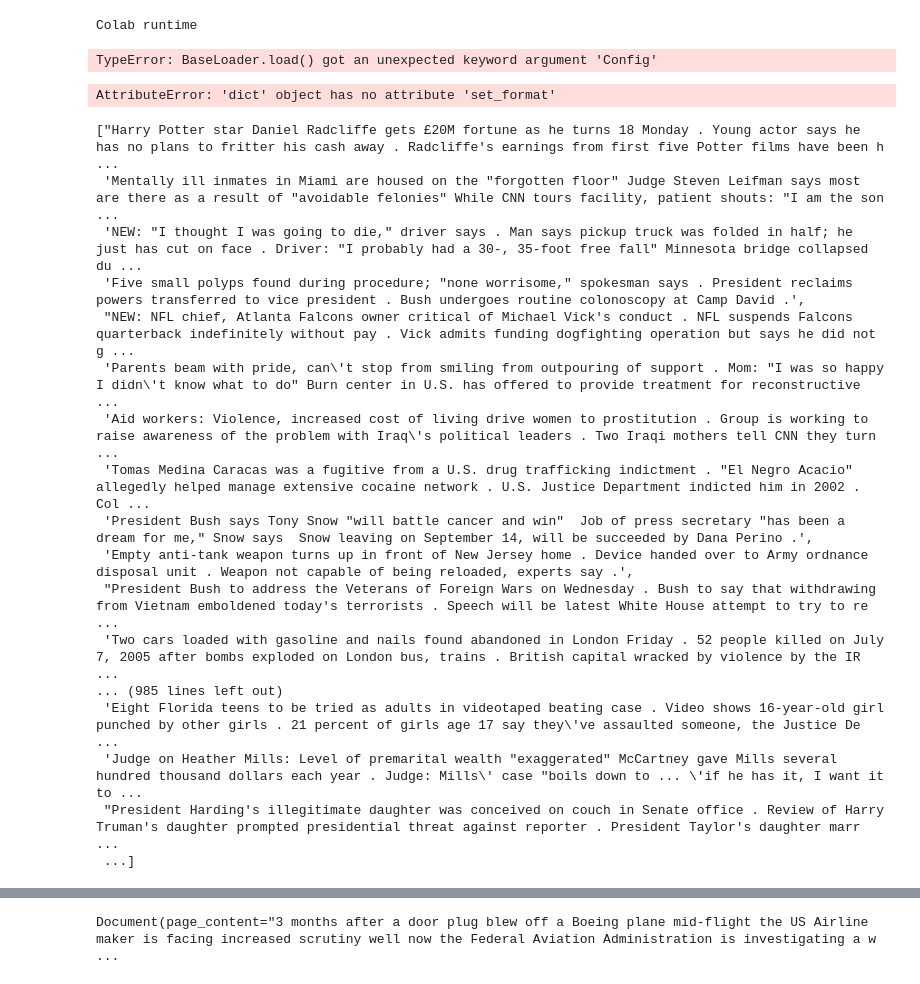
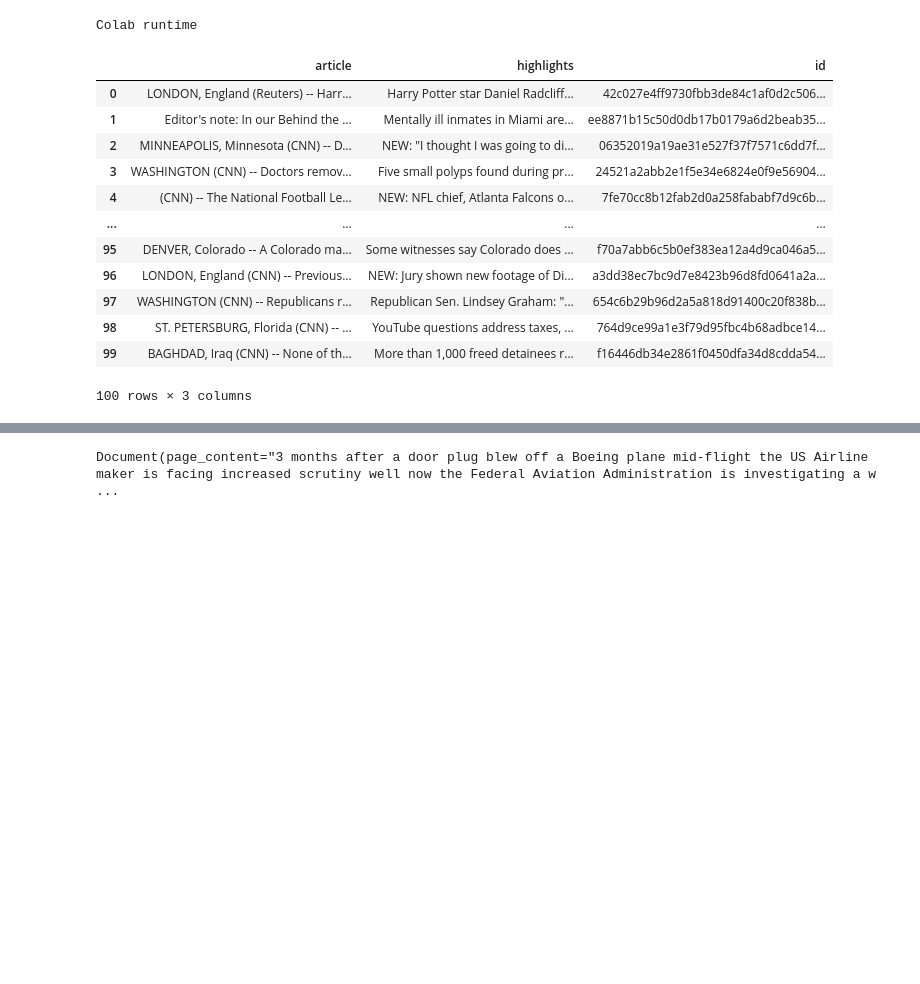
Before and after one commit to gox6/colab-demos, a Jupyter notebook: rags/evaluate-rags-rigorously-or-perish.ipynb, the cells around one changed output, grey strips where cells are left out. Saved outputs shown, nothing was run; the diff lists cells and outputs as text; code cells hidden in the pictures; blank space fills up the shorter version.

```diff
--- a/rags/evaluate-rags-rigorously-or-perish.ipynb
+++ b/rags/evaluate-rags-rigorously-or-perish.ipynb
@@ -55,33 +59,27 @@ dataset = load_dataset("cnn_dailymail", '1.0.0')
-# %%
-from langchain_community.document_loaders.hugging_face_dataset import (
-    HuggingFaceDatasetLoader,
-)
-loader = HuggingFaceDatasetLoader("cnn_dailymail", "article", Config='1.0.0')
-news = loader.load()
-# %% [output]
-TypeError: BaseLoader.load() got an unexpected keyword argument 'Config'
-# %%
-cnn_pd = dataset["train"][0:100]
-cnn_pd.set_format("pandas")
-# %% [output]
-AttributeError: 'dict' object has no attribute 'set_format'
-# %%
-dataset["train"][ "highlights"]
-# %% [output]
-["Harry Potter star Daniel Radcliffe gets £20M fortune as he turns 18 Monday . Young actor says he has no plans to fritter his cash away . Radcliffe's earnings from first five Potter films have been h ...
- 'Mentally ill inmates in Miami are housed on the "forgotten floor" Judge Steven Leifman says most are there as a result of "avoidable felonies" While CNN tours facility, patient shouts: "I am the son ...
- 'NEW: "I thought I was going to die," driver says . Man says pickup truck was folded in half; he just has cut on face . Driver: "I probably had a 30-, 35-foot free fall" Minnesota bridge collapsed du ...
- 'Five small polyps found during procedure; "none worrisome," spokesman says . President reclaims powers transferred to vice president . Bush undergoes routine colonoscopy at Camp David .',
- "NEW: NFL chief, Atlanta Falcons owner critical of Michael Vick's conduct . NFL suspends Falcons quarterback indefinitely without pay . Vick admits funding dogfighting operation but says he did not g ...
- 'Parents beam with pride, can\'t stop from smiling from outpouring of support . Mom: "I was so happy I didn\'t know what to do" Burn center in U.S. has offered to provide treatment for reconstructive ...
- 'Aid workers: Violence, increased cost of living drive women to prostitution . Group is working to raise awareness of the problem with Iraq\'s political leaders . Two Iraqi mothers tell CNN they turn ...
- 'Tomas Medina Caracas was a fugitive from a U.S. drug trafficking indictment . "El Negro Acacio" allegedly helped manage extensive cocaine network . U.S. Justice Department indicted him in 2002 . Col ...
- 'President Bush says Tony Snow "will battle cancer and win"  Job of press secretary "has been a dream for me," Snow says  Snow leaving on September 14, will be succeeded by Dana Perino .',
- 'Empty anti-tank weapon turns up in front of New Jersey home . Device handed over to Army ordnance disposal unit . Weapon not capable of being reloaded, experts say .',
- "President Bush to address the Veterans of Foreign Wars on Wednesday . Bush to say that withdrawing from Vietnam emboldened today's terrorists . Speech will be latest White House attempt to try to re ...
- 'Two cars loaded with gasoline and nails found abandoned in London Friday . 52 people killed on July 7, 2005 after bombs exploded on London bus, trains . British capital wracked by violence by the IR ...
-... (985 lines left out)
- 'Eight Florida teens to be tried as adults in videotaped beating case . Video shows 16-year-old girl punched by other girls . 21 percent of girls age 17 say they\'ve assaulted someone, the Justice De ...
- 'Judge on Heather Mills: Level of premarital wealth "exaggerated" McCartney gave Mills several hundred thousand dollars each year . Judge: Mills\' case "boils down to ... \'if he has it, I want it to ...
- "President Harding's illegitimate daughter was conceived on couch in Senate office . Review of Harry Truman's daughter prompted presidential threat against reporter . President Taylor's daughter marr ...
- ...]
+# %%
+# Loading small sample of article from CNN and Daily Mail news dateset on HF: https://huggingface.co/datasets/cnn_dailymail
+# - Not directly via LangChain with HuggingFaceDatasetLoader class because, it doesn't have split argument
+
+interim = load_dataset(path="cnn_dailymail", name='1.0.0', split='train[:100]')
+news_pl = pl.from_arrow(interim.data.table)
+news_pd = news_pl.to_pandas()
+from langchain_community.document_loaders import PolarsDataFrameLoader
+loader = PolarsDataFrameLoader(news_pl, page_content_column="article")
+news = loader.load()
+# %%
+if COLAB:
+  display(news_pd)
+# %% [output]
+|  | article | highlights | id |
+| 0 | LONDON, England (Reuters) -- Harr... | Harry Potter star Daniel Radcliff... | 42c027e4ff9730fbb3de84c1af0d2c506... |
+| 1 | Editor's note: In our Behind the ... | Mentally ill inmates in Miami are... | ee8871b15c50d0db17b0179a6d2beab35... |
+| 2 | MINNEAPOLIS, Minnesota (CNN) -- D... | NEW: "I thought I was going to di... | 06352019a19ae31e527f37f7571c6dd7f... |
+| 3 | WASHINGTON (CNN) -- Doctors remov... | Five small polyps found during pr... | 24521a2abb2e1f5e34e6824e0f9e56904... |
+| 4 | (CNN) -- The National Football Le... | NEW: NFL chief, Atlanta Falcons o... | 7fe70cc8b12fab2d0a258fababf7d9c6b... |
+| ... | ... | ... | ... |
+| 95 | DENVER, Colorado -- A Colorado ma... | Some witnesses say Colorado does ... | f70a7abb6c5b0ef383ea12a4d9ca046a5... |
+| 96 | LONDON, England (CNN) -- Previous... | NEW: Jury shown new footage of Di... | a3dd38ec7bc9d7e8423b96d8fd0641a2a... |
+| 97 | WASHINGTON (CNN) -- Republicans r... | Republican Sen. Lindsey Graham: "... | 654c6b29b96d2a5a818d91400c20f838b... |
+| 98 | ST. PETERSBURG, Florida (CNN) -- ... | YouTube questions address taxes, ... | 764d9ce99a1e3f79d95fbc4b68adbce14... |
+| 99 | BAGHDAD, Iraq (CNN) -- None of th... | More than 1,000 freed detainees r... | f16446db34e2861f0450dfa34d8cdda54... |
+100 rows × 3 columns
```
Also changed, not shown: parts of 8 cells of this notebook.
